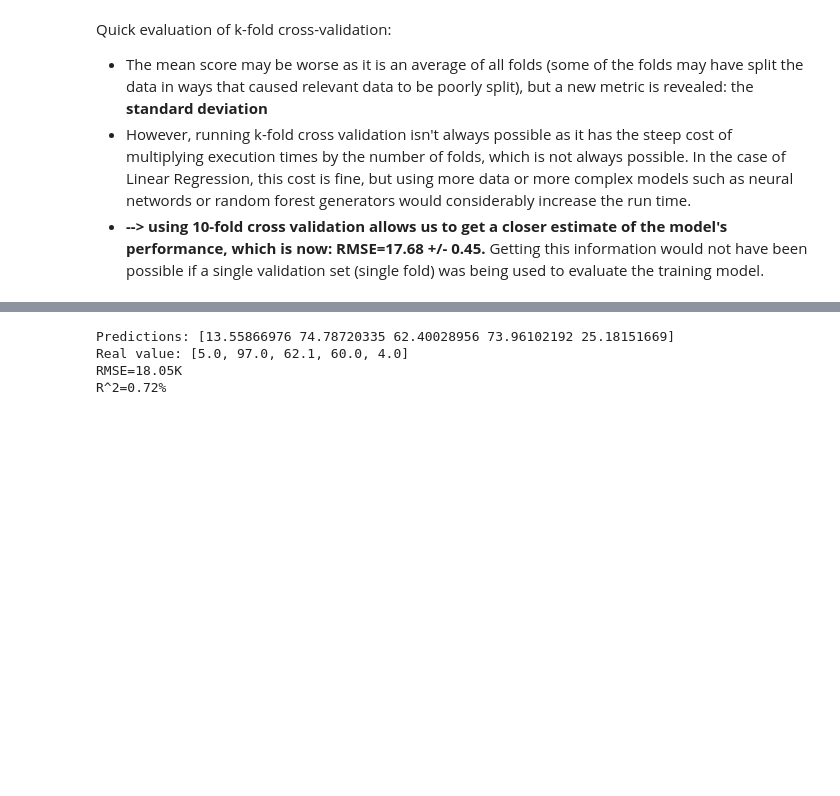
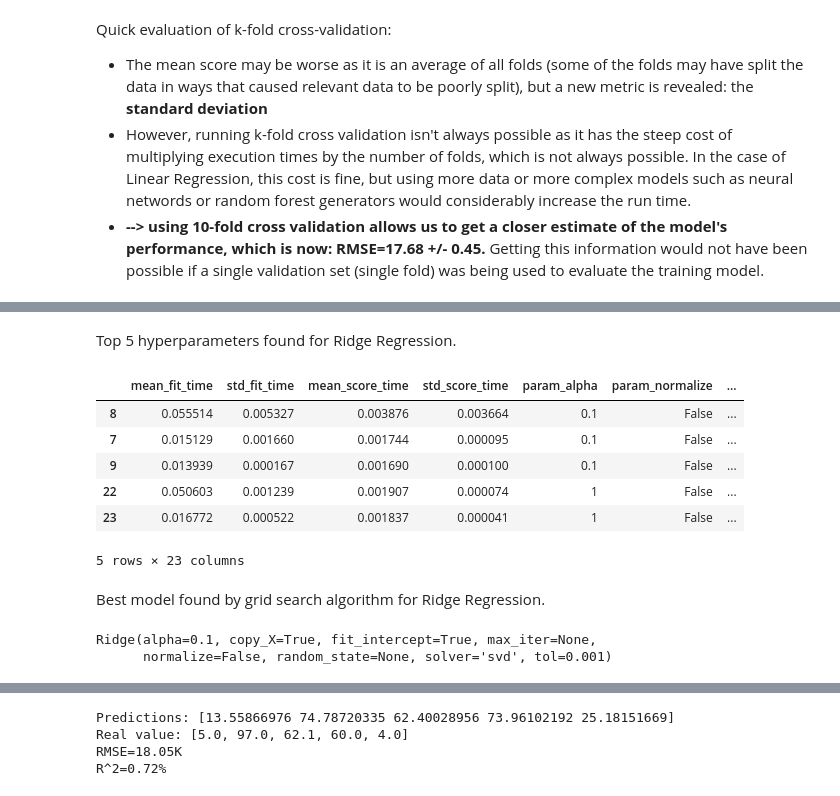
Before and after one commit to Adamouization/Superconductors-Critical-Temperature-Predictions-Regression, a Jupyter notebook: prototype/practical1.ipynb, the cells around one changed output, grey strips where cells are left out. Cells and saved outputs as stored; diff of their text form; code cells hidden in the pictures; blank space fills up the shorter version.

```diff
--- a/prototype/practical1.ipynb
+++ b/prototype/practical1.ipynb
@@ -267 +278,13 @@ def load_model(model_type):
+# %%
+def grid_search_algorithm(model, parameters, folds=5):
+    grid_search = GridSearchCV(
+        estimator=model,
+        param_grid=parameters,
+        cv=folds,  # perform 5-fold cross validation on each iteration.
+        scoring="neg_mean_squared_error",
+        return_train_score=True
+    )
+
+    grid_search.fit(X, y)
+    return grid_search
 # %% [markdown]
@@ -333,0 +373,29 @@ Mean R2: 0.73 (+/-0.01%)
+# %%
+parameters = {
+    "alpha": [0.1, 1, 10],
+    "normalize": [True, False],
+    "solver": ["auto", "svd", "cholesky", "lsqr", "sparse_cg", "sag", "saga"]
+}
+ridge_reg_gs_results = grid_search_algorithm(Ridge(), parameters, folds=5)
+ridge_reg_gs_results_df = pd.DataFrame(ridge_reg_gs_results.cv_results_)
+ridge_reg_gs_results_df.to_csv("ridge_reg_grid_search_results.csv")
+# %% [markdown]
+Top 5 hyperparameters found for Ridge Regression.
+# %%
+ridge_reg_gs_results_df.sort_values(by=['rank_test_score']).head(5)
+# %% [output]
+|  | mean_fit_time | std_fit_time | mean_score_time | std_score_time | param_alpha | param_normalize | ... |
+| 8 | 0.055514 | 0.005327 | 0.003876 | 0.003664 | 0.1 | False | ... |
+| 7 | 0.015129 | 0.001660 | 0.001744 | 0.000095 | 0.1 | False | ... |
+| 9 | 0.013939 | 0.000167 | 0.001690 | 0.000100 | 0.1 | False | ... |
+| 22 | 0.050603 | 0.001239 | 0.001907 | 0.000074 | 1 | False | ... |
+| 23 | 0.016772 | 0.000522 | 0.001837 | 0.000041 | 1 | False | ... |
+5 rows × 23 columns
+# %% [markdown]
+Best model found by grid search algorithm for Ridge Regression.
+# %%
+final_ridge_reg_model = ridge_reg_gs_results.best_estimator_
+print(final_ridge_reg_model)
+# %% [output]
+Ridge(alpha=0.1, copy_X=True, fit_intercept=True, max_iter=None,
+      normalize=False, random_state=None, solver='svd', tol=0.001)
```
Also changed, not shown: parts of 28 cells of this notebook, 5 other files.
